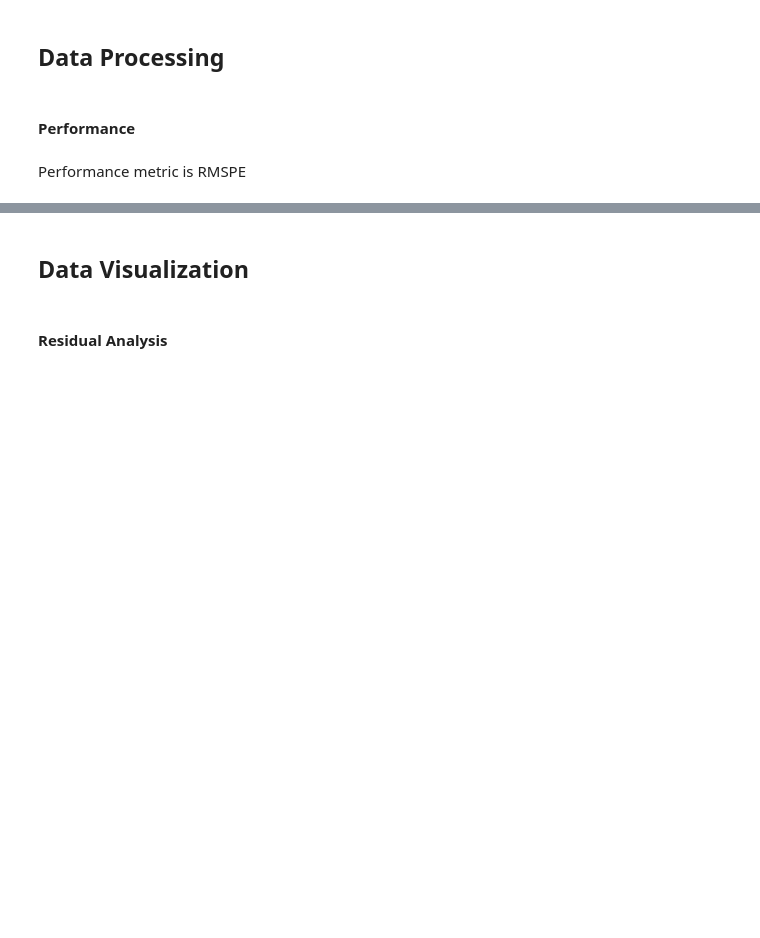
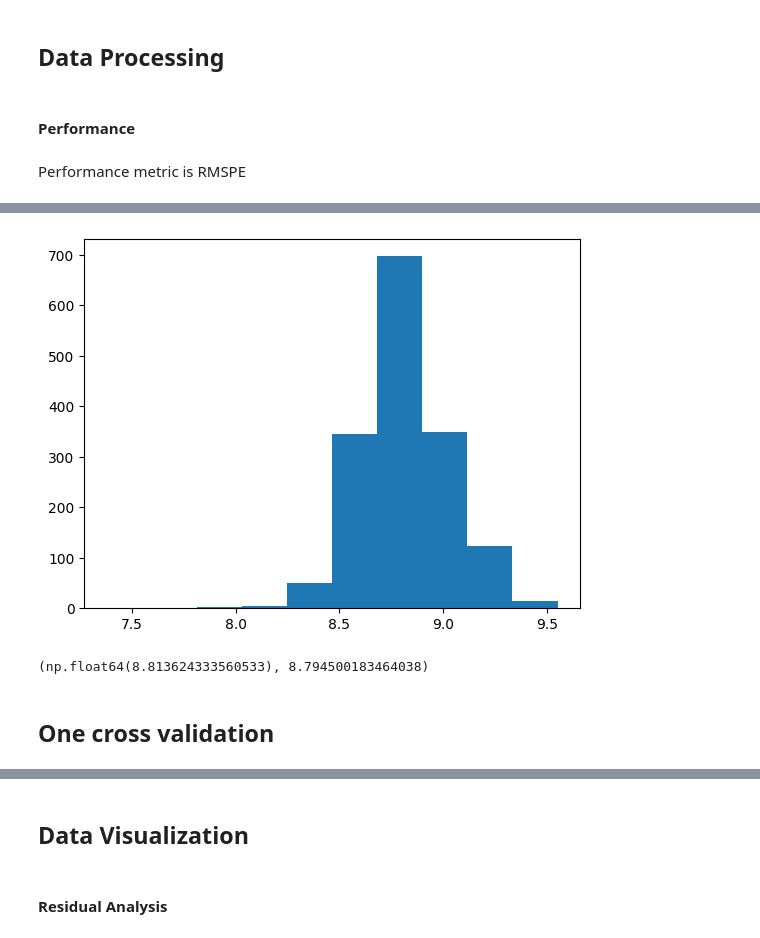
Before and after one commit to cnmi-ds-22/efitznm___Data-Science-Portfolio-C22, a Jupyter notebook: Modules/Module_2_Regression/Projects/Instructions/Project.2-Housing/Housing-Pass-19.ipynb, the cells around one changed output, grey strips where cells are left out. Cells and saved outputs as stored; diff of their text form; code cells hidden in the pictures; blank space fills up the shorter version.

```diff
--- a/Modules/Module_2_Regression/Projects/Instructions/Project.2-Housing/Housing-Pass-19.ipynb
+++ b/Modules/Module_2_Regression/Projects/Instructions/Project.2-Housing/Housing-Pass-19.ipynb
@@ -795,0 +715,10 @@ plt.ylabel('Count')
+# %%
+plt.hist(fitted_data) ;
+# %% [output]
+[figure, added]
+# %%
+fitted_data.mean() , pd.Series(fitted_data).median()
+# %% [output]
+(np.float64(8.813624333560533), 8.794500183464038)
+# %% [markdown]
+## One cross validation
```
Also changed, not shown: parts of 34 cells of this notebook.
